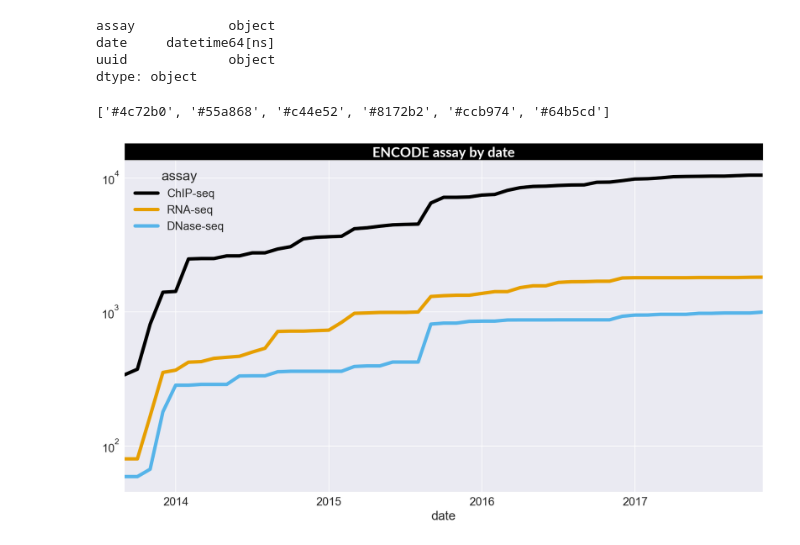
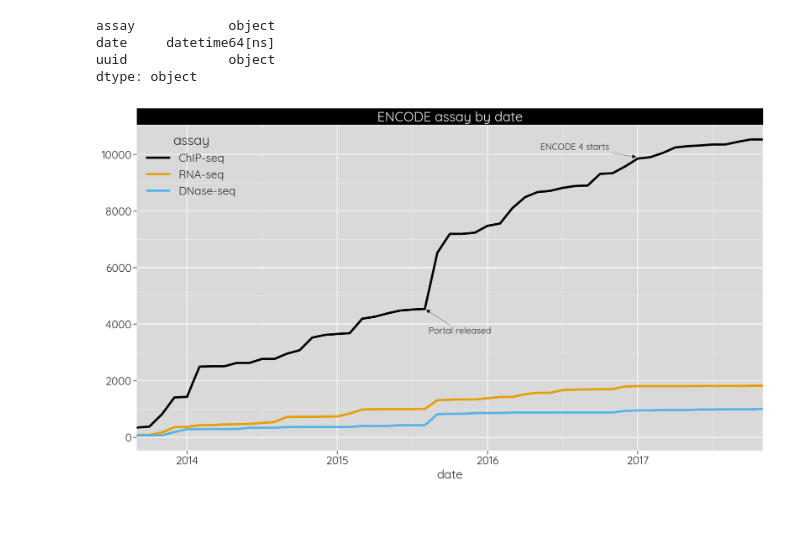
Before and after one commit to ENCODE-DCC/pyencoded-tools, a Jupyter notebook: assay_viz.ipynb, the cells around one changed output. Saved outputs shown, nothing was run; the diff lists cells and outputs as text; code cells hidden in the pictures; blank space fills up the shorter version.

```diff
--- a/assay_viz.ipynb
+++ b/assay_viz.ipynb
@@ -43,47 +33,63 @@ assay            object
 date     datetime64[ns]
 uuid             object
 dtype: object
-# %%
-d = sns.color_palette().as_hex()
-d
-# %% [output]
-['#4c72b0', '#55a868', '#c44e52', '#8172b2', '#ccb974', '#64b5cd']
 # %%
-sns.set(style='darkgrid', font='Arial')
+sns.set(style='darkgrid', font='Quicksand')
 with sns.plotting_context("notebook", font_scale=1.5):
     fig, ax = plt.subplots(figsize=(15, 8))
     (
         data.groupby(['assay', 'date'])
             .count()
             .unstack('assay')['uuid'][top_three]
             .resample('M').sum()
             .cumsum()
             .fillna(method='ffill')
             .plot(color=["#000000", "#E69F00",
                          "#56B4E9", "#009E73",
                          "#F0E442", "#0072B2",
-                         "#D55E00", "#CC79A7"], lw=4.5, ax=ax, logy=True)
+                         "#D55E00", "#CC79A7"], lw=3, ax=ax)
     )
     fig.patches.append(
         patches.Rectangle(
             (0, 1),
             1,
             0.05,
             color='black',#'#CCCCCC',
             transform=ax.transAxes,
             zorder=-1
         )
     )
     ax.text(
         0.5,
         1.002,
         'ENCODE assay by date',
         ha='center',
         va='bottom',
         color='white',
         transform=ax.transAxes,
-        family='Lato',
-        weight='bold'
+        family='Quicksand',
+        size=18
     )
+    ax.annotate(
+        'ENCODE 4 starts',
+        (pd.Timestamp('2017-01-31'), 9901),
+        xytext=(-130, 10),
+        textcoords='offset points',
+        arrowprops=dict(arrowstyle='-|>', color='black'),
+        family='Quicksand',
+        size=12,
+    )
+    ax.annotate(
+        'Portal released',
+        (pd.Timestamp('2015-08-31'), 4536),
+        xytext=(5, -30),
+        va='center',
+        ha='left',
+        textcoords='offset points',
+        arrowprops=dict(arrowstyle='-|>', color='black'),
+        family='Quicksand',
+        size=12
+    )
+    rstyle(ax)
 # %% [output]
-[figure, old version]
+[figure, new version]
```
Also changed, not shown: parts of 4 cells of this notebook.
